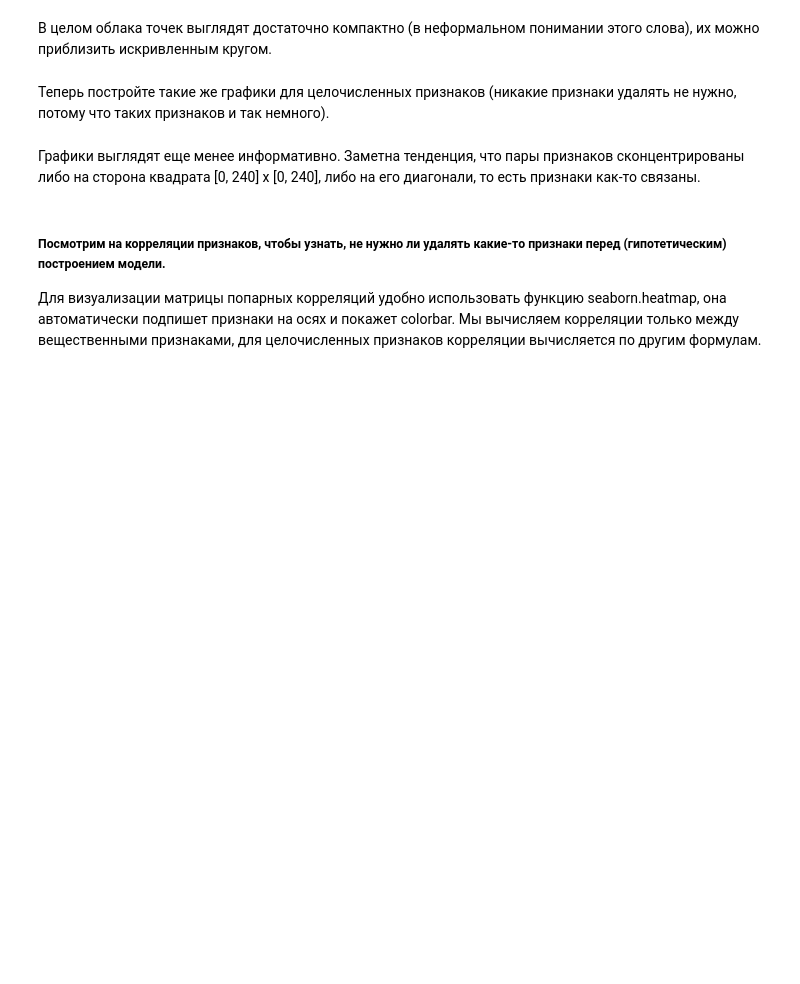
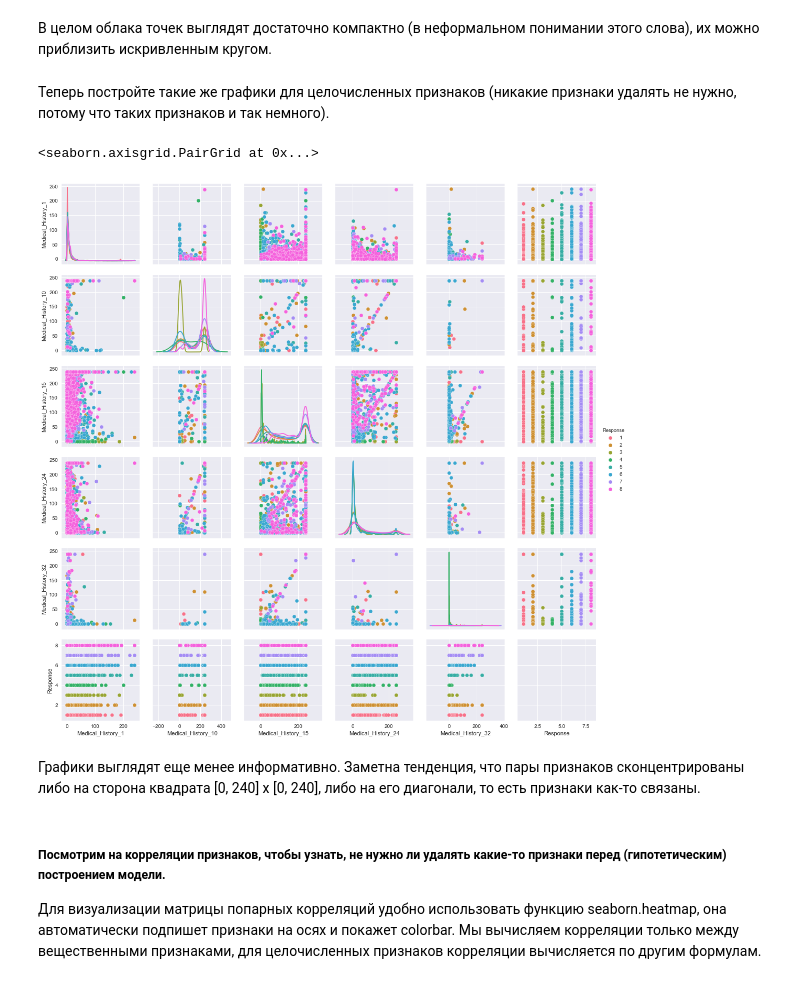
Before and after one commit to adrianoff/ml_coursera, a Jupyter notebook: curs3/week3/VisualizationPeerReview.ipynb, the cells around one changed output. Saved outputs shown, nothing was run; the diff lists cells and outputs as text; code cells hidden in the pictures; blank space fills up the shorter version.

```diff
--- a/curs3/week3/VisualizationPeerReview.ipynb
+++ b/curs3/week3/VisualizationPeerReview.ipynb
@@ -142,3 +171,8 @@ __Ответьте на вопросы (Блок 3):__
+# %%
+seaborn.pairplot(data[discrete_features+["Response"]], hue="Response", diag_kind="kde")
+# %% [output]
+<seaborn.axisgrid.PairGrid at 0x...>
+[figure, added]
 # %% [markdown]
 Графики выглядят еще менее информативно. Заметна тенденция, что пары признаков сконцентрированы либо на сторона квадрата [0, 240] x [0, 240], либо на его диагонали, то есть признаки как-то связаны.
 # %% [markdown]
```
Also changed, not shown: parts of 34 cells of this notebook, 5 other files.
